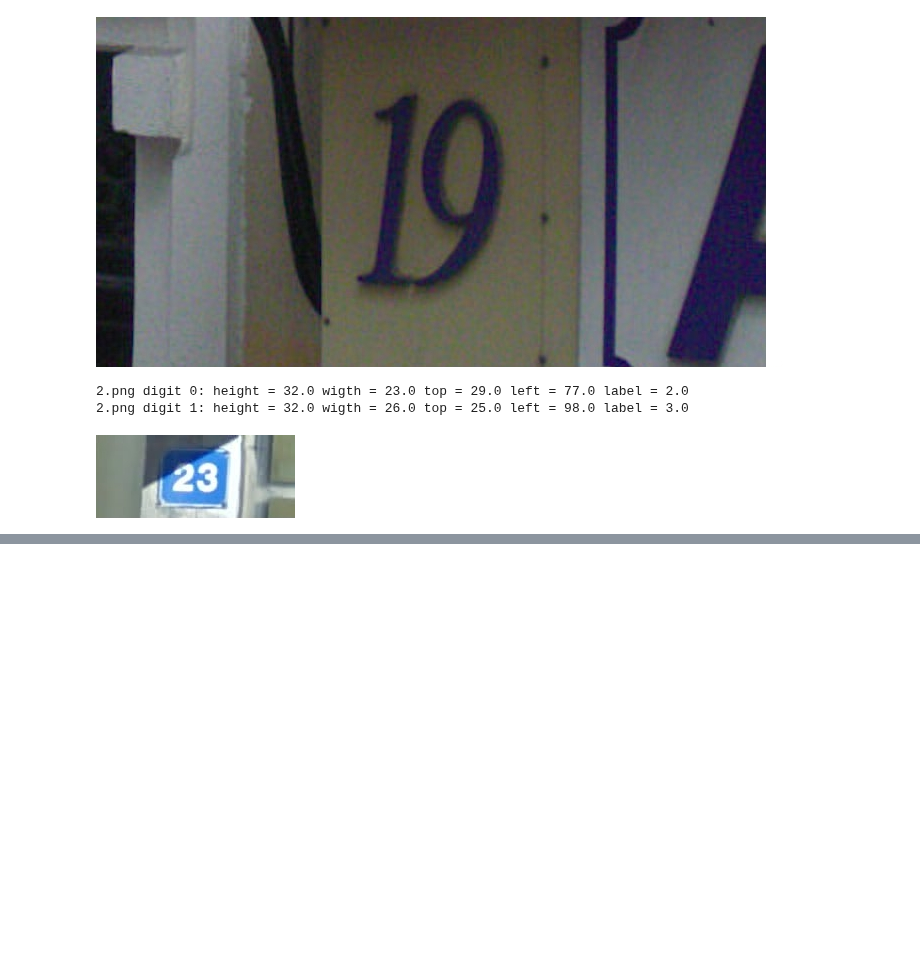
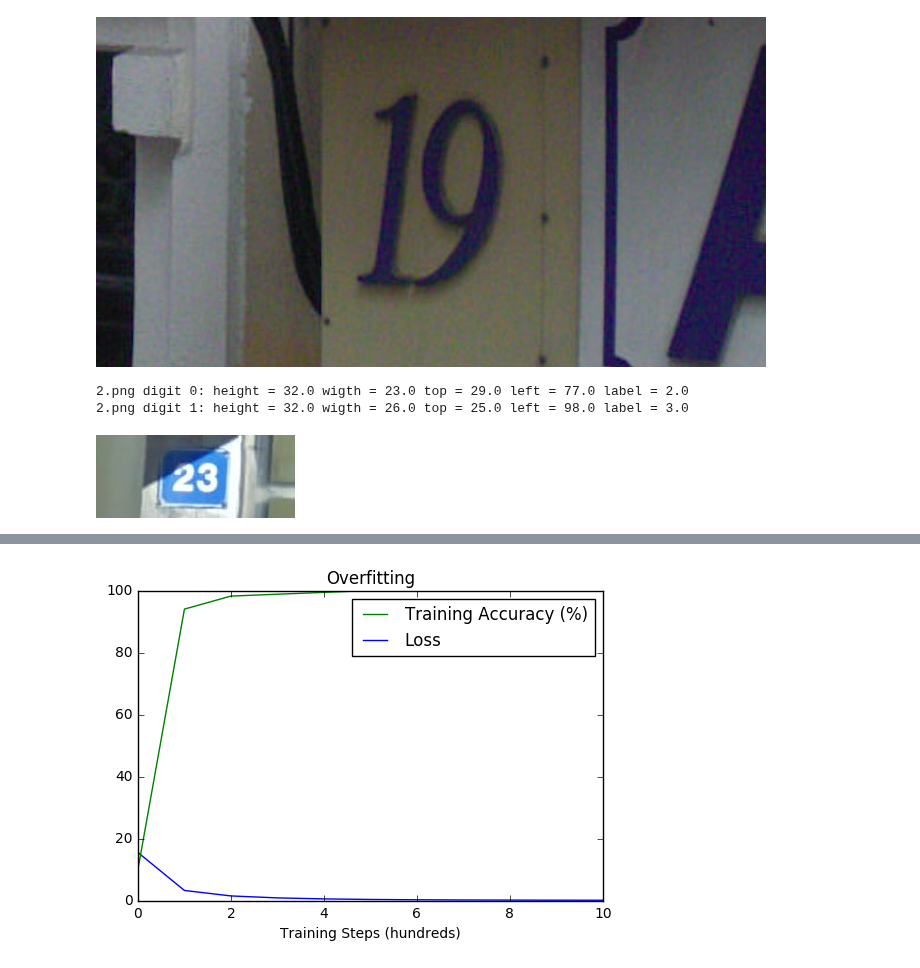
Before and after one commit to charlescc9/deep-learning-image-classification, a Jupyter notebook: svhn_large.ipynb, the cells around one changed output, grey strips where cells are left out. Cells and saved outputs as stored; diff of their text form; code cells hidden in the pictures; blank space fills up the shorter version.

Commit message:
feat: added learning curve to linear model

```diff
--- a/svhn_large.ipynb
+++ b/svhn_large.ipynb
@@ -184,23 +184,26 @@ Testing data shape: (13068, 64, 64, 1)
 def accuracy(preds, labels):
     return 100 * np.sum(np.argmax(preds, 2) == np.argmax(labels, 2)) / (preds.shape[0] * preds.shape[1])
 # %%
-# Check for overfitting to ensure that training is bug free
+""" LINEAR NEURAL NETWORK """
 
 # Variables
-steps_num = 251
+steps_num = 1001
 subset = 100
+train_accuracies = []
+valid_accuracies = []
+losses = []
 
 # Graph
 graph = tf.Graph()
 with graph.as_default():
     # Reshape data
     train_X = train_X.reshape((-1, img_size * img_size * channels_num))
-    batch_X = train_X[:subset,:]
-    batch_y = train_y[:subset,:]
+    valid_X = valid_X.reshape((-1, img_size * img_size * channels_num))
 
     # Data
     train_X_tf = tf.placeholder(tf.float32, (subset, img_size * img_size * channels_num))
     train_y_tf = tf.placeholder(tf.float32, (subset, digits_num, labels_num))
+    valid_X_tf = tf.constant(valid_X)
 
     # Weights
     weights_1 = tf.Variable(tf.truncated_normal((img_size * img_size, labels_num), stddev=0.1))
@@ -236,7 +239,7 @@ with graph.as_default():
                           tf.nn.softmax_cross_entropy_with_logits(train_logits_5, train_y_tf[:,4,:]))
 
     # Optimizer
-    optimizer = tf.train.GradientDescentOptimizer(0.05).minimize(loss)
+    optimizer = tf.train.AdamOptimizer().minimize(loss)
 
     # Predictions
     train_preds = tf.pack((tf.nn.softmax(train_logits_1),
@@ -245,17 +248,36 @@ with graph.as_default():
                           tf.nn.softmax(train_logits_4),
                           tf.nn.softmax(train_logits_5)), 1)
 
+    valid_preds = tf.pack((tf.nn.softmax(valid_logits_1),
+                          tf.nn.softmax(valid_logits_2),
+                          tf.nn.softmax(valid_logits_3),
+                          tf.nn.softmax(valid_logits_4),
+                          tf.nn.softmax(valid_logits_5)), 1)
+
 # Session
 with tf.Session(graph=graph) as session:
     tf.initialize_all_variables().run()
 
     # Train
     for i in xrange(steps_num):
+        batch_X = train_X[:subset,:]
+        batch_y = train_y[:subset,:]
         _, l, preds = session.run([optimizer, loss, train_preds], {train_X_tf: batch_X, train_y_tf: batch_y})
 
         # Report training accuracy
-        if i % 50 == 0:
-            print('Step ' + str(i) + ':')
-            print('Loss = ' + str(round(l, 2)))
-            print('Training accuracy = ' + str(round(accuracy(preds, batch_y), 2)) + '%\n')
+        if i % 100 == 0:
+            train_accuracy = accuracy(preds, batch_y)
+            train_accuracies.append(train_accuracy)
+            losses.append(l)
+            print('Step %d: Loss = %.2f, Training accuracy = %.2f%%\n' % (i, l, train_accuracy))
+
+# Plot training graph to access under/overfitting
+l, = plt.plot(losses, label='Loss')
+ta, = plt.plot(train_accuracies, label='Training Accuracy (%)')
+plt.xlabel('Training Steps (hundreds)')
+plt.ylim(0, 100)
+plt.xlim(0, 10)
+plt.title('Overfitting')
+plt.legend(handles=[ta, l])
+plt.show()
 # %% [output]
@@ -279,3 +301,4 @@ Training accuracy = 95.2%
+[figure, added]
 # %%
 """ LINEAR NEURAL NETWORK """
 
```
Also changed, not shown: parts of 6 cells of this notebook.
